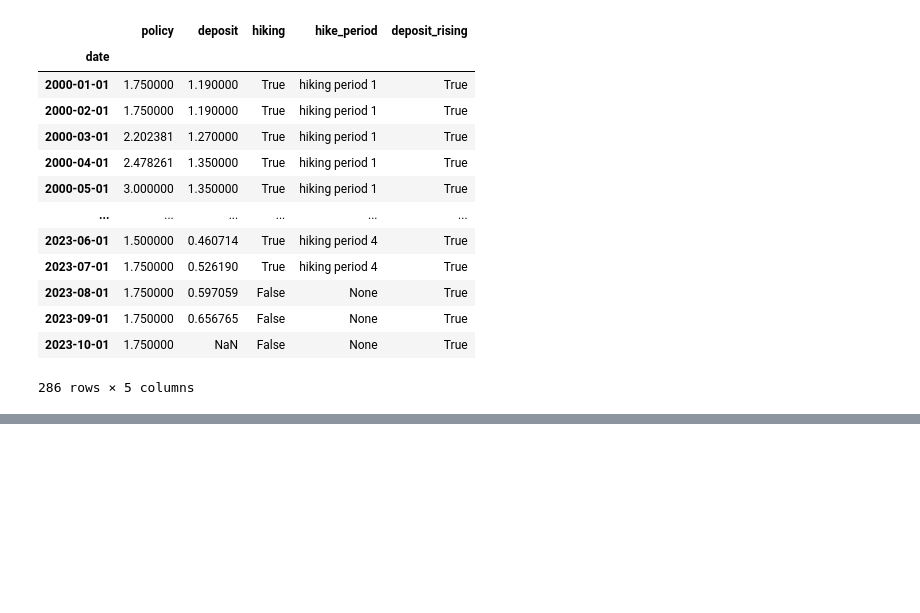
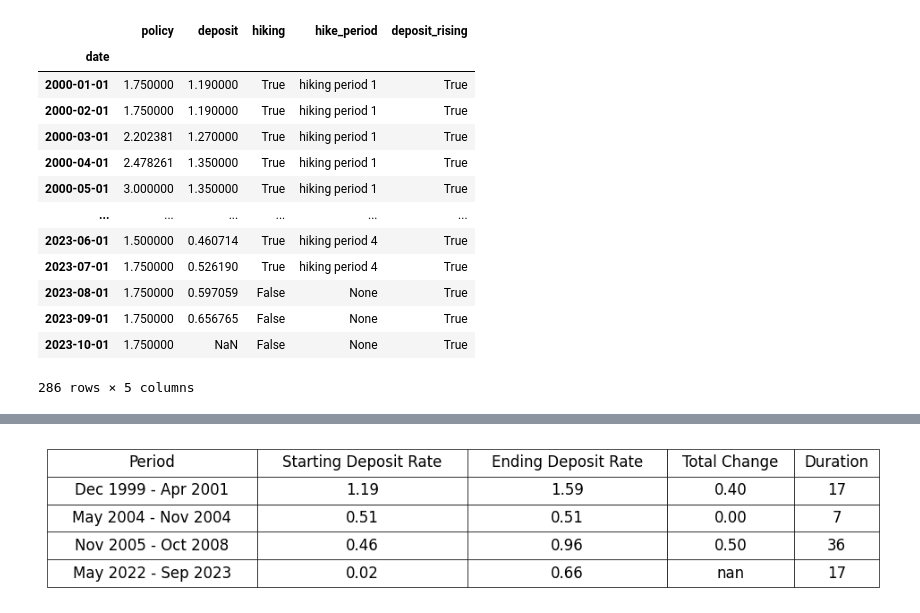
Before and after one commit to Butch78/Bank-Size-Central-Bank-Sensitivity, a Jupyter notebook: notebooks/snb-data-processing.ipynb, the cells around one changed output, grey strips where cells are left out. Saved outputs shown, nothing was run; the diff lists cells and outputs as text; code cells hidden in the pictures; blank space fills up the shorter version.

Commit message:
new figure deposit summary

```diff
--- a/notebooks/snb-data-processing.ipynb
+++ b/notebooks/snb-data-processing.ipynb
@@ -635,0 +680,82 @@ print(SNB_data)
+# %%
+import pandas as pd
+from pandas.tseries.offsets import MonthEnd
+import matplotlib.pyplot as plt
+import os
+
+# Reset the index so that 'date' becomes a column
+SNB_data_reset = SNB_data.reset_index()
+
+# Filter the DataFrame to include only the rows where 'deposit_period' is not None
+deposit_data = SNB_data_reset.dropna(subset=['deposit_period'])
+
+# Group by 'deposit_period' and calculate the summary statistics
+deposit_summary = deposit_data.groupby('deposit_period').agg(
+    begin_date=('date', 'min'),
+    end_date=('date', 'max'),
+    begin_deposit=('deposit', 'first'),
+    end_deposit=('deposit', 'last'),
+    change_in_deposit=('deposit', lambda x: x.iloc[-1] - x.iloc[0]),
+    deposit_duration=('date', lambda x: ((x.max().year - x.min().year) * 12 + (x.max().month - x.min().month)) + 1)
+).reset_index()
+
+# Adjust 'begin_date' and 'end_date' to reflect the previous month's data
+deposit_summary['begin_date'] = deposit_summary['begin_date'] - MonthEnd(1)
+deposit_summary['end_date'] = deposit_summary['end_date'] - MonthEnd(1)
+
+# Format the 'dates' column as 'month year - month year'
+deposit_summary['dates'] = deposit_summary.apply(
+    lambda row: f"{row['begin_date'].strftime('%b %Y')} - {row['end_date'].strftime('%b %Y')}", axis=1
+)
+
+# Round the decimal columns to two decimal places
+deposit_summary['begin_deposit'] = deposit_summary['begin_deposit'].round(2)
+deposit_summary['end_deposit'] = deposit_summary['end_deposit'].round(2)
+deposit_summary['change_in_deposit'] = deposit_summary['change_in_deposit'].round(2)
+
+# Select and order the columns
+deposit_summary = deposit_summary[['dates', 'begin_deposit', 'end_deposit', 'change_in_deposit', 'deposit_duration']]
+
+# Set the output directory for the figures
+output_dir = '../reports/figures/'
+
+# Check if the directory exists, if not, create it
+if not os.path.exists(output_dir):
+    os.makedirs(output_dir)
+
+# Set the style for nicer output
+plt.style.use('ggplot')
+
+# Create a new figure with size appropriate for your table
+fig, ax = plt.subplots(figsize=(12, 2))  # Adjust the size as needed
+
+# Hide the axes
+ax.axis('off')
+
+new_column_names = ['Period', 'Starting Deposit Rate', 'Ending Deposit Rate', 'Total Change', 'Duration']
+
+# Create the table with specific alignment for decimal columns
+cell_text = deposit_summary.values
+for row in cell_text:
+    row[1] = f"{row[1]:.2f}"  # Format beginning deposit rate
+    row[2] = f"{row[2]:.2f}"  # Format ending deposit rate
+    row[3] = f"{row[3]:.2f}"  # Format change in deposit rate
+
+tbl = ax.table(cellText=cell_text,
+               colLabels=new_column_names,
+               cellLoc='center',  # Align cells to the center for decimal alignment
+               loc='center',
+               bbox=[0, 0, 1, 1])
+
+tbl.auto_set_font_size(False)
+tbl.set_fontsize(12)
+tbl.auto_set_column_width(col=list(range(len(deposit_summary.columns))))
+
+# Save the figure as PDF
+pdf_filename = os.path.join(output_dir, 'deposit_summary_SNB.pdf')
+plt.savefig(pdf_filename, bbox_inches='tight')
+
+# Optionally display the figure if you're in a Jupyter environment
+plt.show()
+# %% [output]
+[figure, added]
```
Also changed, not shown: parts of 4 cells of this notebook, 1 other file.
